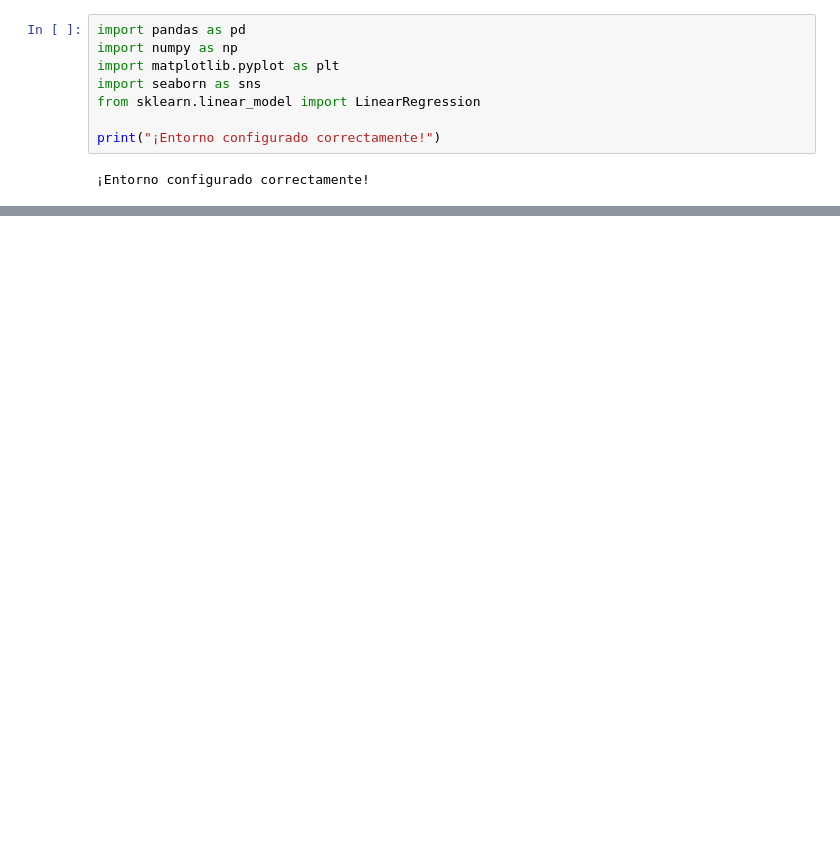
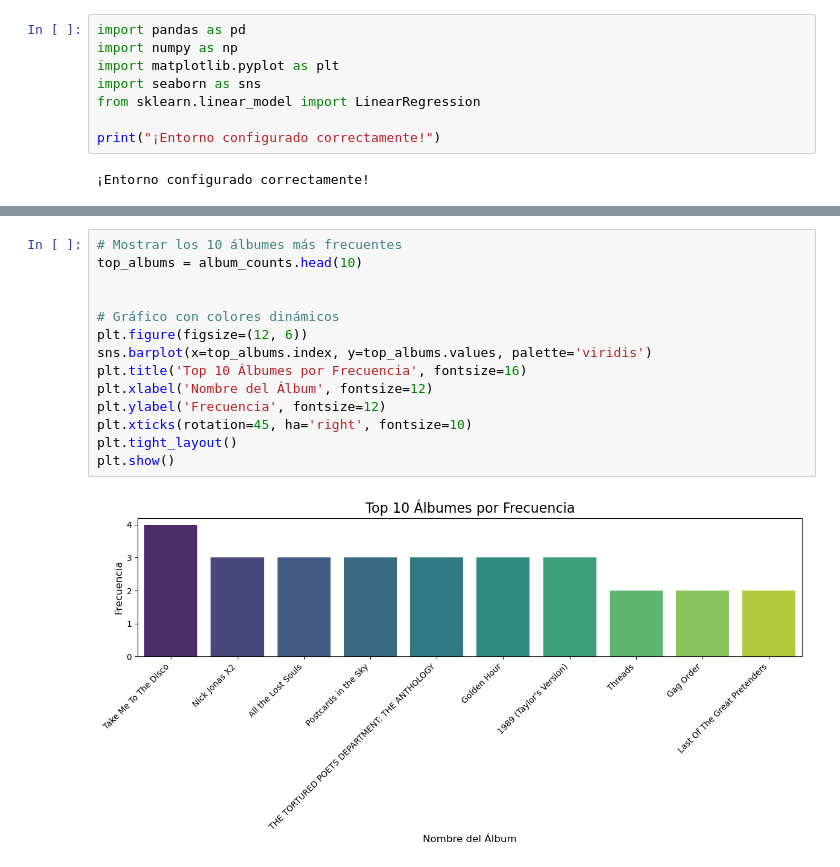
Before and after one commit to camilosuazo/Spotify-Data-Project, a Jupyter notebook: notebooks/exploration.ipynb, the cells around one changed output, grey strips where cells are left out. Cells and saved outputs as stored; diff of their text form; blank space fills up the shorter version.

```diff
--- a/notebooks/exploration.ipynb
+++ b/notebooks/exploration.ipynb
@@ -32,0 +115,16 @@ print(data.head())
+# %%
+# Mostrar los 10 álbumes más frecuentes
+top_albums = album_counts.head(10)
+
+
+# Gráfico con colores dinámicos
+plt.figure(figsize=(12, 6))
+sns.barplot(x=top_albums.index, y=top_albums.values, palette='viridis')
+plt.title('Top 10 Álbumes por Frecuencia', fontsize=16)
+plt.xlabel('Nombre del Álbum', fontsize=12)
+plt.ylabel('Frecuencia', fontsize=12)
+plt.xticks(rotation=45, ha='right', fontsize=10)
+plt.tight_layout()
+plt.show()
+# %% [output]
+[figure, added]
```
Also changed, not shown: parts of 11 cells of this notebook.
